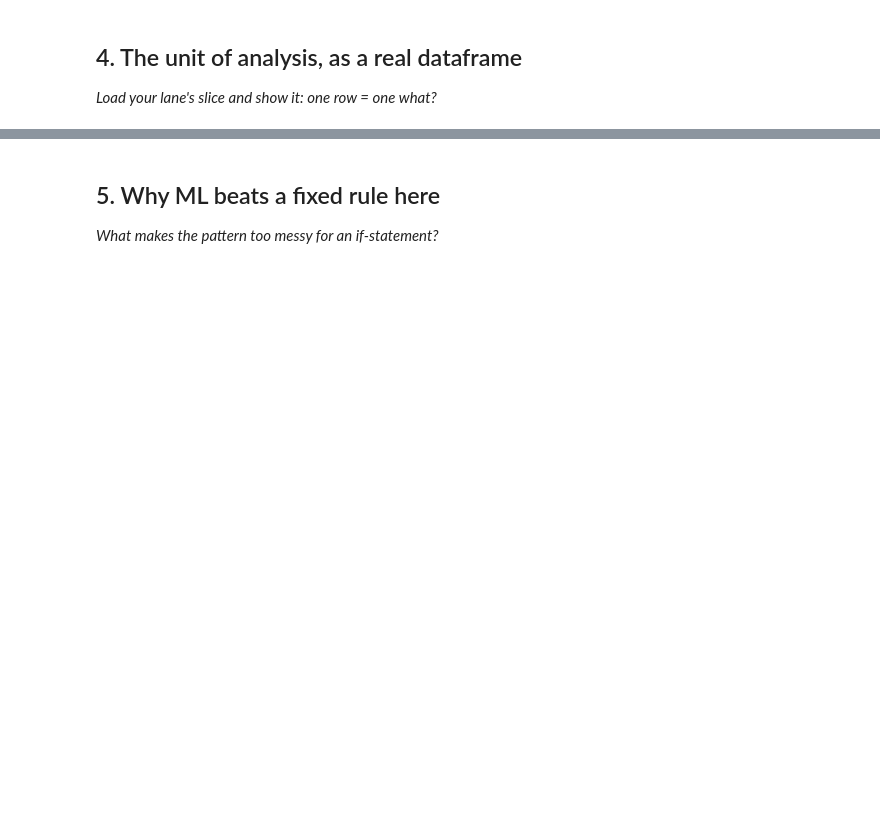
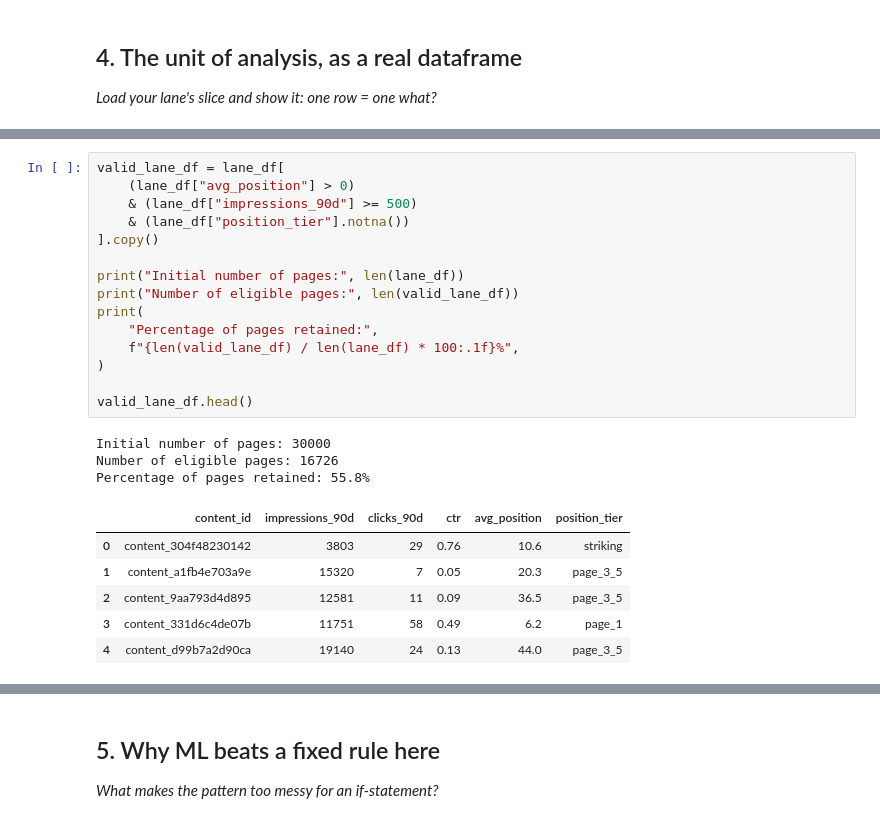
Before and after one commit to Ezgicode/FlyRAnk-AI, a Jupyter notebook: work/notebooks/w02_ml_task_framing.ipynb, the cells around one changed output, grey strips where cells are left out. Drawn from its saved outputs; the diff is of its cells as text; blank space fills up the shorter version.

```diff
--- a/work/notebooks/w02_ml_task_framing.ipynb
+++ b/work/notebooks/w02_ml_task_framing.ipynb
@@ -36,0 +109,25 @@ This skeleton is yours to fill. Work the sections **in order** — each one has
+# %%
+valid_lane_df = lane_df[
+    (lane_df["avg_position"] > 0)
+    & (lane_df["impressions_90d"] >= 500)
+    & (lane_df["position_tier"].notna())
+].copy()
+
+print("Initial number of pages:", len(lane_df))
+print("Number of eligible pages:", len(valid_lane_df))
+print(
+    "Percentage of pages retained:",
+    f"{len(valid_lane_df) / len(lane_df) * 100:.1f}%",
+)
+
+valid_lane_df.head()
+# %% [output]
+Initial number of pages: 30000
+Number of eligible pages: 16726
+Percentage of pages retained: 55.8%
+|  | content_id | impressions_90d | clicks_90d | ctr | avg_position | position_tier |
+| 0 | content_304f48230142 | 3803 | 29 | 0.76 | 10.6 | striking |
+| 1 | content_a1fb4e703a9e | 15320 | 7 | 0.05 | 20.3 | page_3_5 |
+| 2 | content_9aa793d4d895 | 12581 | 11 | 0.09 | 36.5 | page_3_5 |
+| 3 | content_331d6c4de07b | 11751 | 58 | 0.49 | 6.2 | page_1 |
+| 4 | content_d99b7a2d90ca | 19140 | 24 | 0.13 | 44.0 | page_3_5 |
```
Also changed, not shown: parts of 15 cells of this notebook.
